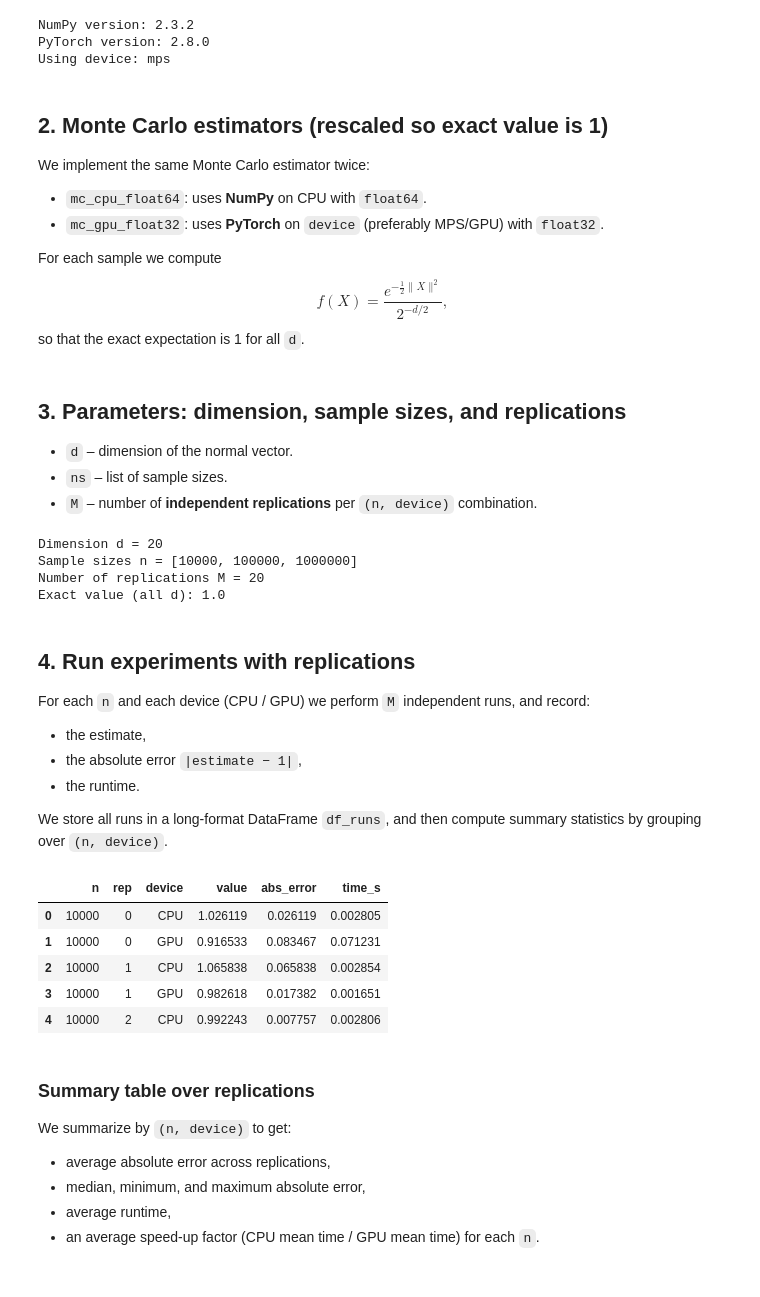
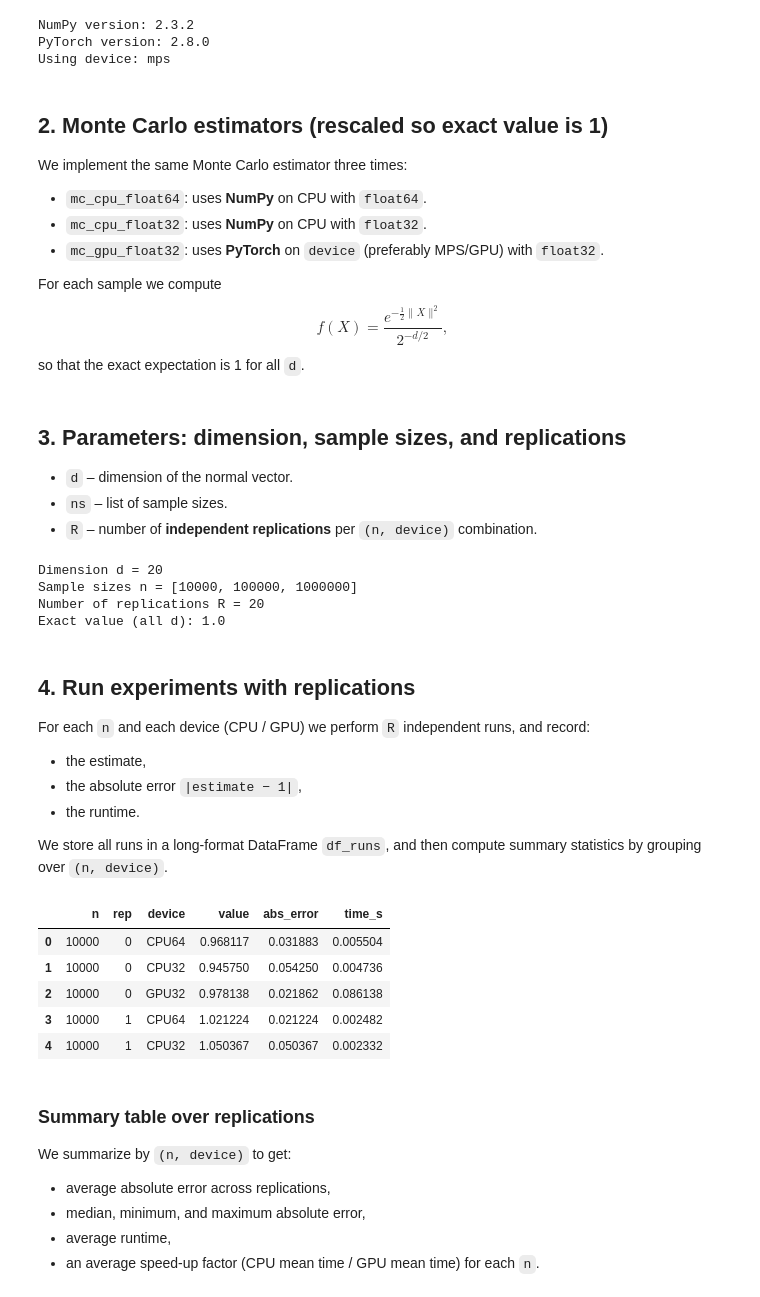
Before and after one commit to QMCSoftware/MATH565Fall2025, a Jupyter notebook: notebooks/GPU_MonteCarlo_Demo.ipynb, the cells around one changed output. Drawn from its saved outputs; the diff is of its cells as text; code cells hidden in the pictures.

```diff
--- a/notebooks/GPU_MonteCarlo_Demo.ipynb
+++ b/notebooks/GPU_MonteCarlo_Demo.ipynb
@@ -49,9 +49,10 @@ Using device: mps
 # %% [markdown]
 ## 2. Monte Carlo estimators (rescaled so exact value is 1)
 
-We implement the same Monte Carlo estimator twice:
+We implement the same Monte Carlo estimator three times:
 
 - `mc_cpu_float64`: uses **NumPy** on CPU with `float64`.
+- `mc_cpu_float32`: uses **NumPy** on CPU with `float32`.
 - `mc_gpu_float32`: uses **PyTorch** on `device` (preferably MPS/GPU) with `float32`.
 
 For each sample we compute
@@ -68,6 +69,14 @@ def mc_cpu_float64(n: int, d: int) -> float:
     vals = np.exp(-0.5 * np.sum(x ** 2, axis=1)) / norm_const
     return float(vals.mean())
 
+def mc_cpu_float32(n: int, d: int) -> float:
+    """Monte Carlo estimator on CPU using NumPy float32, rescaled so true value is 1."""
+    norm_const = (1 / np.sqrt(2.0)) ** d  # 2^(-d/2)
+    x = np.random.normal(size=(n, d)).astype(np.float32)
+    # Compute squared norms in float32
+    sq = np.sum(x ** 2, axis=1, dtype=np.float32)
+    vals = np.exp(-0.5 * sq).astype(np.float32) / np.float32(norm_const)
+    return float(vals.mean(dtype=np.float32))
 
 def mc_gpu_float32(n: int, d: int) -> float:
     """Monte Carlo estimator on GPU/CPU using PyTorch float32, rescaled so true value is 1.
@@ -93,26 +102,26 @@ def time_run(func, *args, **kwargs):
 
 - `d` – dimension of the normal vector.
 - `ns` – list of sample sizes.
-- `M` – number of **independent replications** per `(n, device)` combination.
+- `R` – number of **independent replications** per `(n, device)` combination.
 # %%
 d = 20                 # dimension of the normal vector
 ns = [10_000, 100_000, 1_000_000]
-M = 20                 # number of replications per n (change as desired)
+R = 20                 # number of replications per n (change as desired)
 
 exact_value = 1.0
 print("Dimension d =", d)
 print("Sample sizes n =", ns)
-print("Number of replications M =", M)
+print("Number of replications R =", R)
 print("Exact value (all d):", exact_value)
 # %% [output]
 Dimension d = 20
 Sample sizes n = [10000, 100000, 1000000]
-Number of replications M = 20
+Number of replications R = 20
 Exact value (all d): 1.0
 # %% [markdown]
 ## 4. Run experiments with replications
 
-For each `n` and each device (CPU / GPU) we perform `M` independent runs, and record:
+For each `n` and each device (CPU / GPU) we perform `R` independent runs, and record:
 
 - the estimate,
 - the absolute error `|estimate − 1|`,
@@ -123,45 +132,59 @@ by grouping over `(n, device)`.
 # %%
 records = []
 
 for n in ns:
-    for m in range(M):
-        # CPU run
-        val_cpu, t_cpu = time_run(mc_cpu_float64, n, d)
-        err_cpu = abs(val_cpu - exact_value)
+    for r in range(R):
+        # CPU float64 run
+        val_cpu64, t_cpu64 = time_run(mc_cpu_float64, n, d)
+        err_cpu64 = abs(val_cpu64 - exact_value)
         records.append(
             {
                 "n": n,
-                "rep": m,
-                "device": "CPU",
-                "value": val_cpu,
-                "abs_error": err_cpu,
-                "time_s": t_cpu,
+                "rep": r,
+                "device": "CPU64",
+                "value": val_cpu64,
+                "abs_error": err_cpu64,
+                "time_s": t_cpu64,
             }
         )
 
-        # GPU run
-        val_gpu, t_gpu = time_run(mc_gpu_float32, n, d)
-        err_gpu = abs(val_gpu - exact_value)
+        # CPU float32 run
+        val_cpu32, t_cpu32 = time_run(mc_cpu_float32, n, d)
+        err_cpu32 = abs(val_cpu32 - exact_value)
         records.append(
             {
                 "n": n,
-                "rep": m,
-                "device": "GPU",
-                "value": val_gpu,
-                "abs_error": err_gpu,
-                "time_s": t_gpu,
+                "rep": r,
+                "device": "CPU32",
+                "value": val_cpu32,
+                "abs_error": err_cpu32,
+                "time_s": t_cpu32,
+            }
+        )
+
+        # GPU float32 run
+        val_gpu32, t_gpu32 = time_run(mc_gpu_float32, n, d)
+        err_gpu32 = abs(val_gpu32 - exact_value)
+        records.append(
+            {
+                "n": n,
+                "rep": r,
+                "device": "GPU32",
+                "value": val_gpu32,
+                "abs_error": err_gpu32,
+                "time_s": t_gpu32,
             }
         )
 
 df_runs = pd.DataFrame.from_records(records)
 df_runs.head()
 # %% [output]
 |  | n | rep | device | value | abs_error | time_s |
-| 0 | 10000 | 0 | CPU | 1.026119 | 0.026119 | 0.002805 |
-| 1 | 10000 | 0 | GPU | 0.916533 | 0.083467 | 0.071231 |
-| 2 | 10000 | 1 | CPU | 1.065838 | 0.065838 | 0.002854 |
-| 3 | 10000 | 1 | GPU | 0.982618 | 0.017382 | 0.001651 |
-| 4 | 10000 | 2 | CPU | 0.992243 | 0.007757 | 0.002806 |
+| 0 | 10000 | 0 | CPU64 | 0.968117 | 0.031883 | 0.005504 |
+| 1 | 10000 | 0 | CPU32 | 0.945750 | 0.054250 | 0.004736 |
+| 2 | 10000 | 0 | GPU32 | 0.978138 | 0.021862 | 0.086138 |
+| 3 | 10000 | 1 | CPU64 | 1.021224 | 0.021224 | 0.002482 |
+| 4 | 10000 | 1 | CPU32 | 1.050367 | 0.050367 | 0.002332 |
 # %% [markdown]
 ### Summary table over replications
 
```
Also changed, not shown: parts of 15 cells of this notebook, 4 other files.
